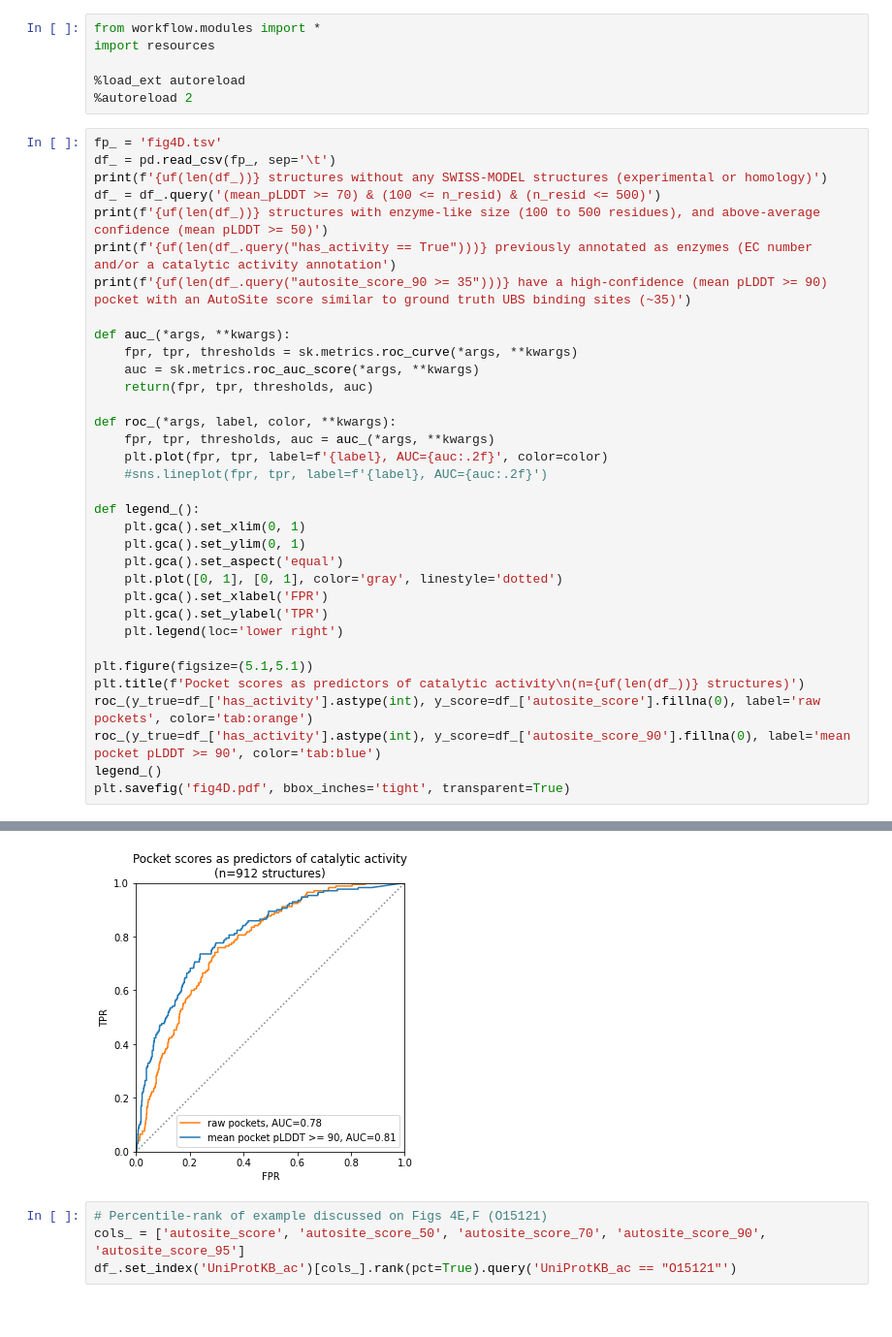
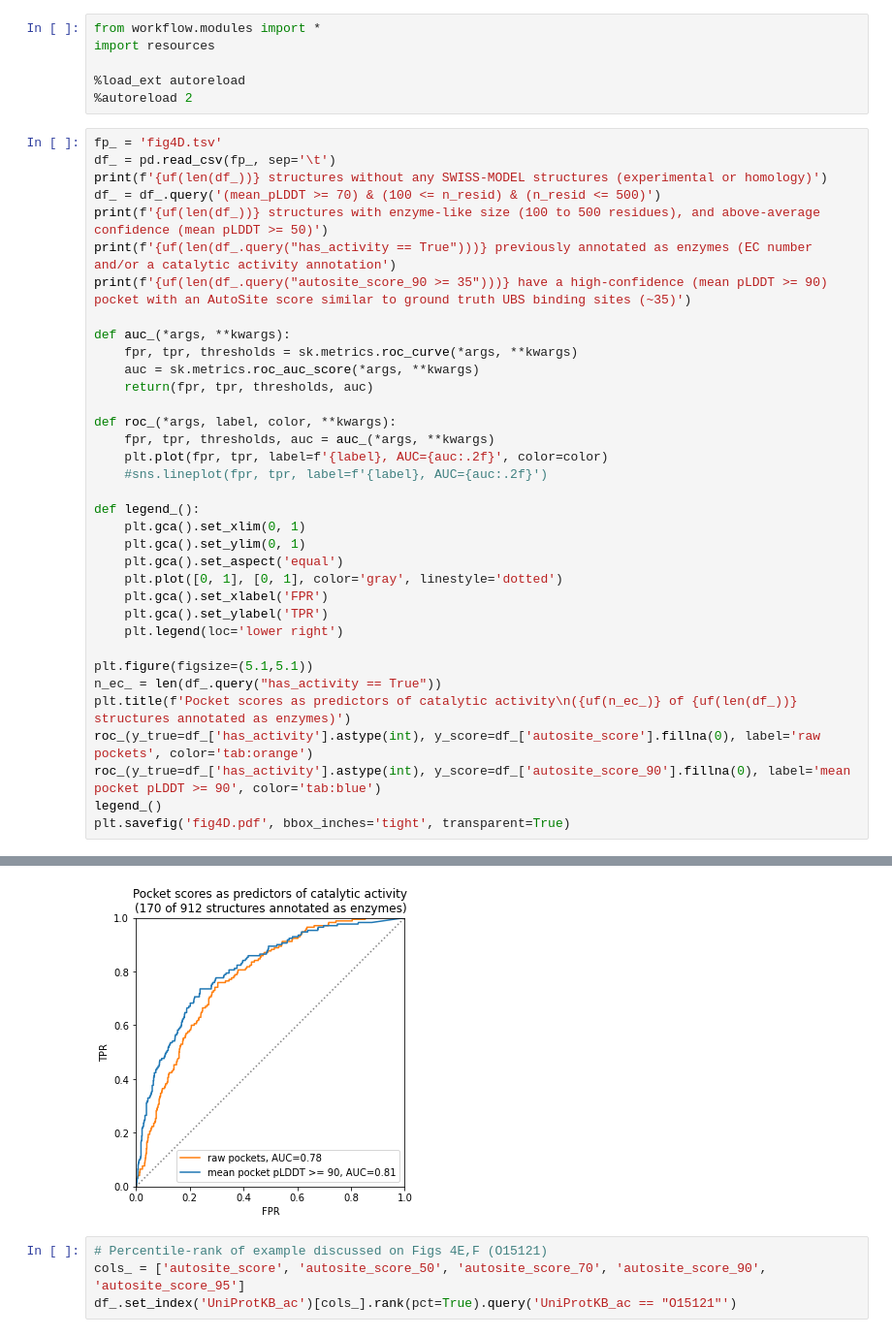
Before and after one commit to jurgjn/af2_pockets, a Jupyter notebook: fig4D.ipynb, the cells around one changed output, grey strips where cells are left out. Shown: that part at 97% size. Drawn from its saved outputs; the diff is of its cells as text.

```diff
--- a/fig4D.ipynb
+++ b/fig4D.ipynb
@@ -15,35 +15,36 @@ print(f'{uf(len(df_.query("autosite_score_90 >= 35")))} have a high-confidence (
 
 def auc_(*args, **kwargs):
     fpr, tpr, thresholds = sk.metrics.roc_curve(*args, **kwargs)
     auc = sk.metrics.roc_auc_score(*args, **kwargs)
     return(fpr, tpr, thresholds, auc)
 
 def roc_(*args, label, color, **kwargs):
     fpr, tpr, thresholds, auc = auc_(*args, **kwargs)
     plt.plot(fpr, tpr, label=f'{label}, AUC={auc:.2f}', color=color)
     #sns.lineplot(fpr, tpr, label=f'{label}, AUC={auc:.2f}')
 
 def legend_():
     plt.gca().set_xlim(0, 1)
     plt.gca().set_ylim(0, 1)
     plt.gca().set_aspect('equal')
     plt.plot([0, 1], [0, 1], color='gray', linestyle='dotted')
     plt.gca().set_xlabel('FPR')
     plt.gca().set_ylabel('TPR')
     plt.legend(loc='lower right')
 
 plt.figure(figsize=(5.1,5.1))
-plt.title(f'Pocket scores as predictors of catalytic activity\n(n={uf(len(df_))} structures)')
+n_ec_ = len(df_.query("has_activity == True"))
+plt.title(f'Pocket scores as predictors of catalytic activity\n({uf(n_ec_)} of {uf(len(df_))} structures annotated as enzymes)')
 roc_(y_true=df_['has_activity'].astype(int), y_score=df_['autosite_score'].fillna(0), label='raw pockets', color='tab:orange')
 roc_(y_true=df_['has_activity'].astype(int), y_score=df_['autosite_score_90'].fillna(0), label='mean pocket pLDDT >= 90', color='tab:blue')
 legend_()
 plt.savefig('fig4D.pdf', bbox_inches='tight', transparent=True)
 # %% [output]
 3,578 structures without any SWISS-MODEL structures (experimental or homology)
 912 structures with enzyme-like size (100 to 500 residues), and above-average confidence (mean pLDDT >= 50)
 170 previously annotated as enzymes (EC number and/or a catalytic activity annotation
 449 have a high-confidence (mean pLDDT >= 90) pocket with an AutoSite score similar to ground truth UBS binding sites (~35)
-[figure, old version]
+[figure, new version]
 # %%
 # Percentile-rank of example discussed on Figs 4E,F (O15121)
 cols_ = ['autosite_score', 'autosite_score_50', 'autosite_score_70', 'autosite_score_90', 'autosite_score_95']
```
Also changed, not shown: 4 other files.
